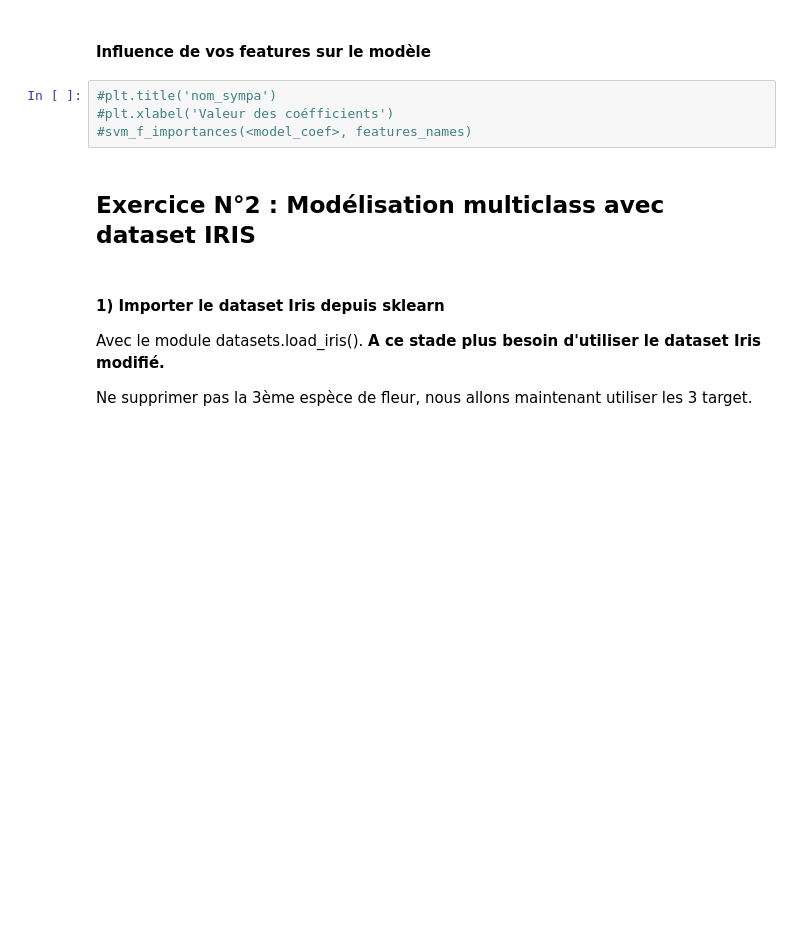
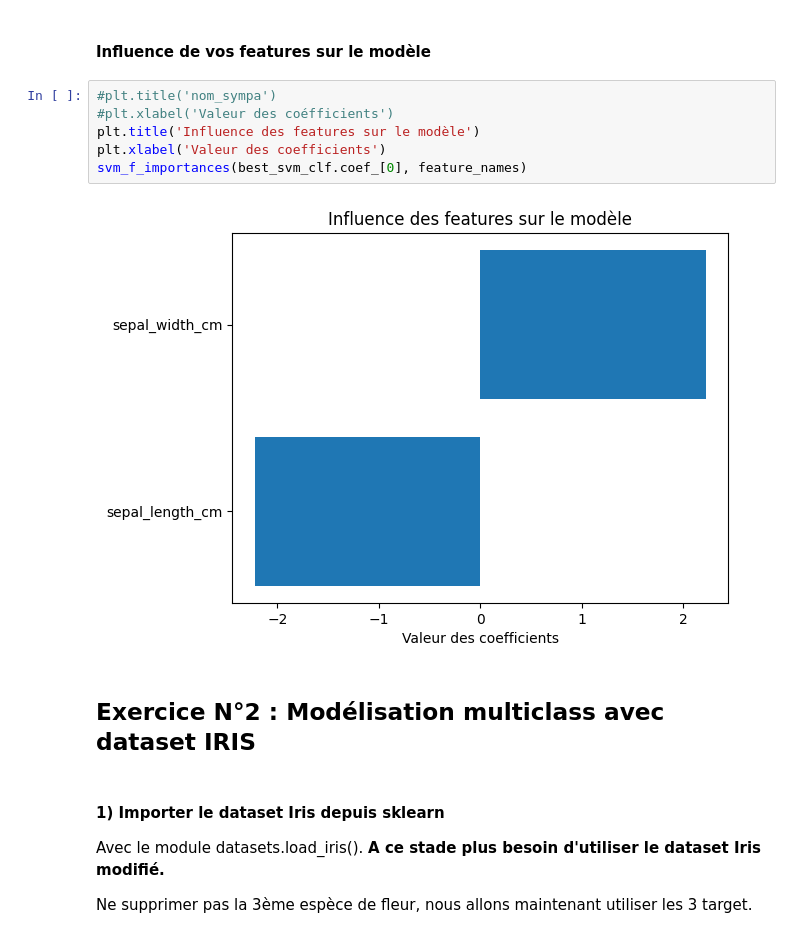
Before and after one commit to gabammour/cours_SVM_ANN, a Jupyter notebook: 01_SVM/td/code/01_SVM_TD.ipynb, the cells around one changed output. Drawn from its saved outputs; the diff is of its cells as text; blank space fills up the shorter version.

```diff
--- a/01_SVM/td/code/01_SVM_TD.ipynb
+++ b/01_SVM/td/code/01_SVM_TD.ipynb
@@ -550,7 +597,11 @@ NameError: name 'best_svm_clf' is not defined
 # %%
 #plt.title('nom_sympa')
 #plt.xlabel('Valeur des coéfficients')
-#svm_f_importances(<model_coef>, features_names)
+plt.title('Influence des features sur le modèle')
+plt.xlabel('Valeur des coefficients')
+svm_f_importances(best_svm_clf.coef_[0], feature_names)
+# %% [output]
+[figure, added]
 # %% [markdown]
 ## Exercice N°2 : Modélisation multiclass avec dataset IRIS
 # %% [markdown]
```
Also changed, not shown: parts of 4 cells of this notebook, 3 other files.
